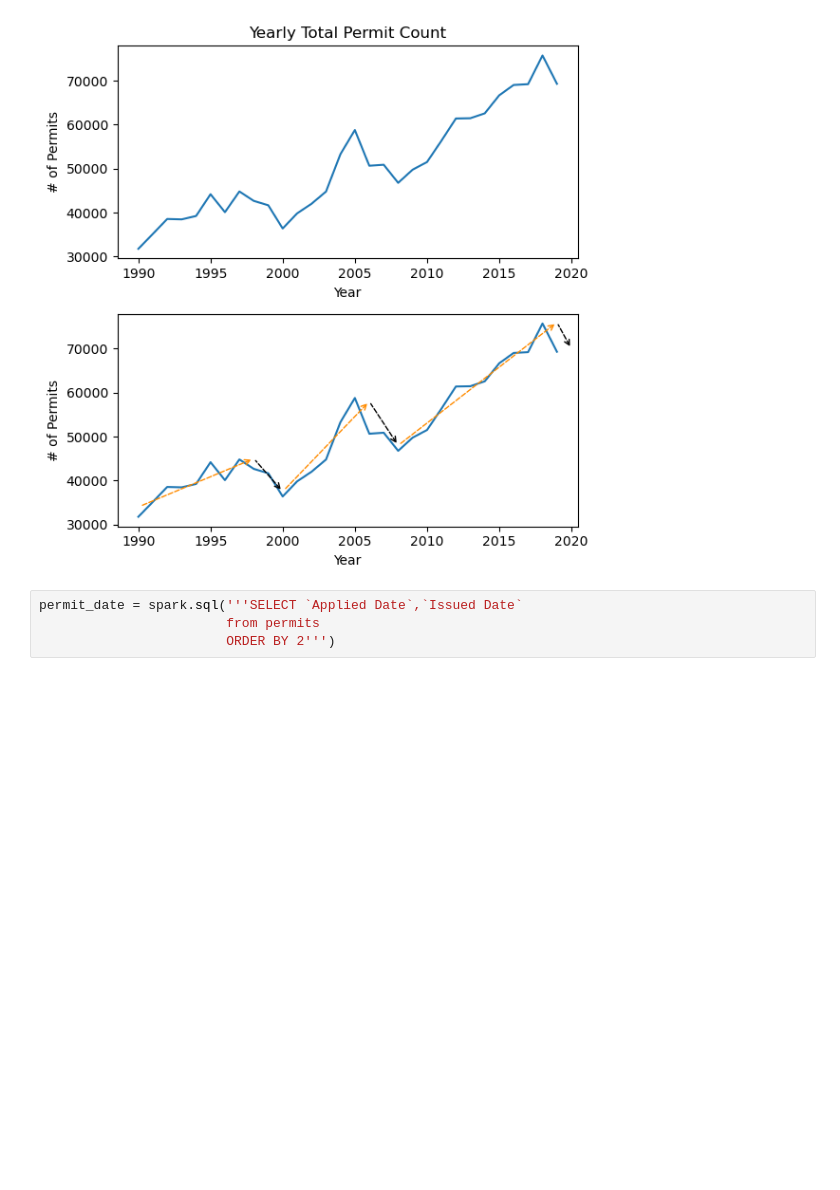
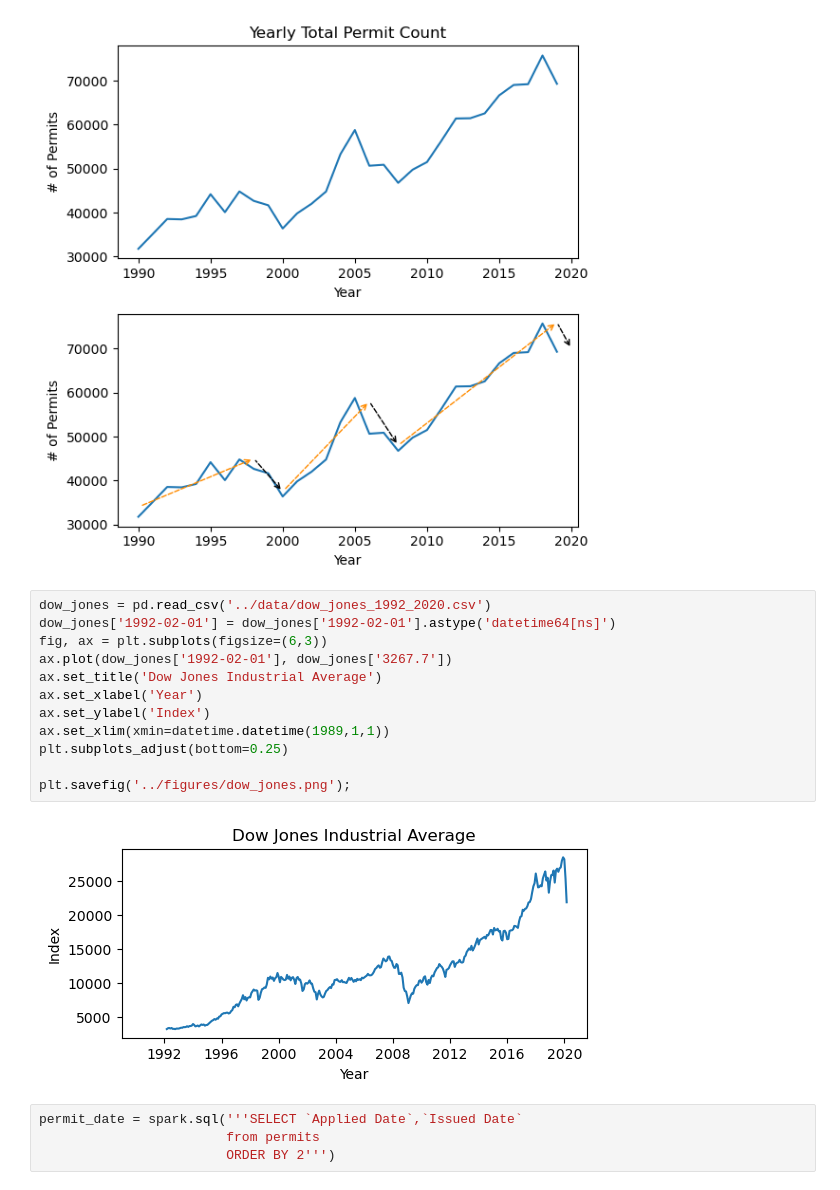
Before and after one commit to rezaganj/Capstone1-Construction-Permits-Austin-TX, a Jupyter notebook: notebooks/main.ipynb, the cells around one changed output. Drawn from its saved outputs; the diff is of its cells as text; blank space fills up the shorter version.

```diff
--- a/notebooks/main.ipynb
+++ b/notebooks/main.ipynb
@@ -137,6 +137,20 @@ plt.tight_layout();
 plt.savefig('../figures/yearly_total_permit_count.png')
 # %% [output]
 [figure]
+# %%
+dow_jones = pd.read_csv('../data/dow_jones_1992_2020.csv')
+dow_jones['1992-02-01'] = dow_jones['1992-02-01'].astype('datetime64[ns]')
+fig, ax = plt.subplots(figsize=(6,3))
+ax.plot(dow_jones['1992-02-01'], dow_jones['3267.7'])
+ax.set_title('Dow Jones Industrial Average')
+ax.set_xlabel('Year')
+ax.set_ylabel('Index')
+ax.set_xlim(xmin=datetime.datetime(1989,1,1))
+plt.subplots_adjust(bottom=0.25)
+
+plt.savefig('../figures/dow_jones.png');
+# %% [output]
+[figure, added]
 # %%
 permit_date = spark.sql('''SELECT `Applied Date`,`Issued Date`
                         from permits
```
Also changed, not shown: parts of 1 cell of this notebook, 3 other files.
